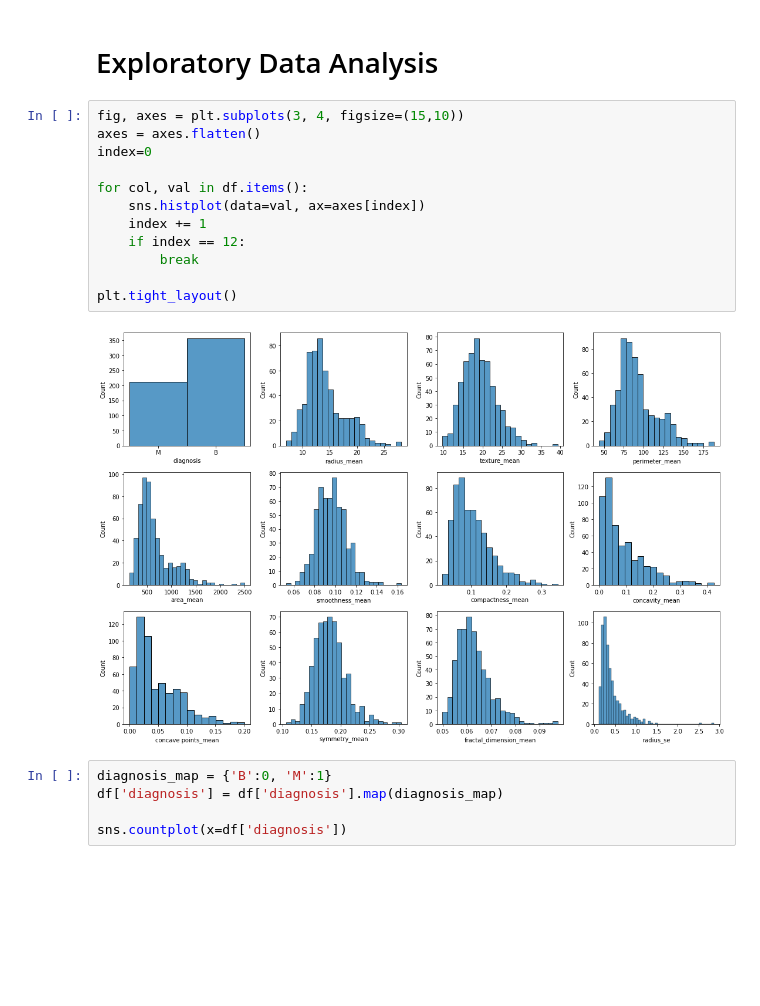
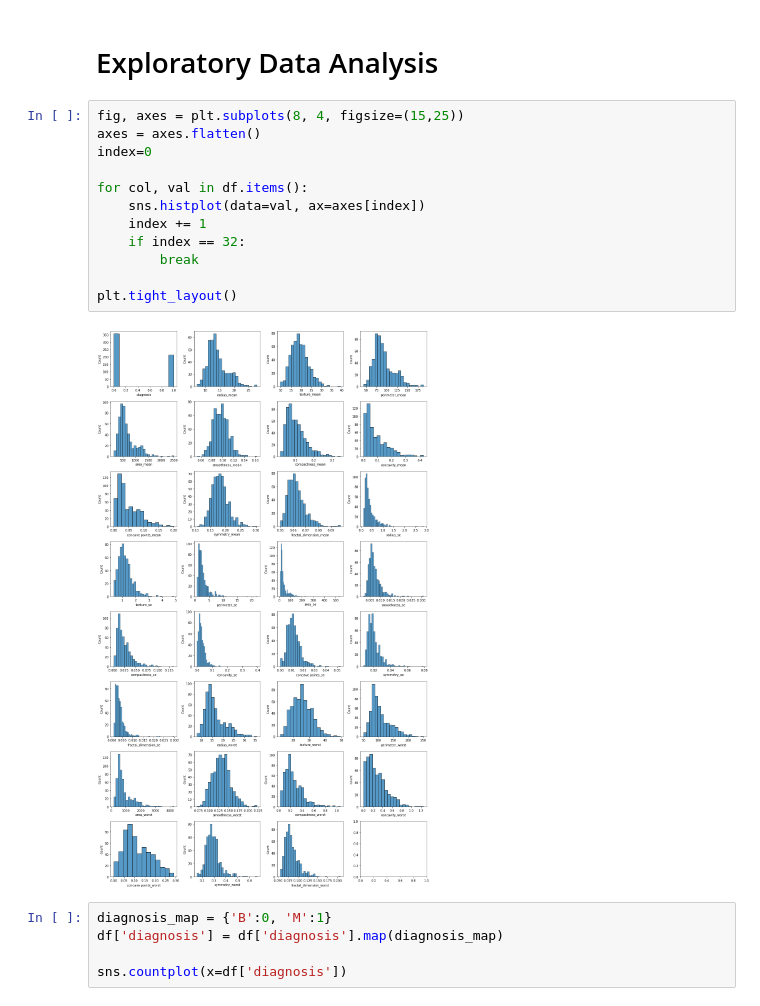
Before and after one commit to rahalrsh/supervised-learning, a Jupyter notebook: breast-cancer.ipynb, the cells around one changed output. Cells and saved outputs as stored; diff of their text form; blank space fills up the shorter version.

```diff
--- a/breast-cancer.ipynb
+++ b/breast-cancer.ipynb
@@ -95,19 +95,19 @@ dtype: int64
 # %% [markdown]
 # Exploratory Data Analysis
 # %%
-fig, axes = plt.subplots(3, 4, figsize=(15,10))
+fig, axes = plt.subplots(8, 4, figsize=(15,25))
 axes = axes.flatten()
 index=0
 
 for col, val in df.items():
     sns.histplot(data=val, ax=axes[index])
     index += 1
-    if index == 12:
+    if index == 32:
         break
 
 plt.tight_layout()
 # %% [output]
-[figure, old version]
+[figure, new version]
 # %%
 diagnosis_map = {'B':0, 'M':1}
 df['diagnosis'] = df['diagnosis'].map(diagnosis_map)
```
Also changed, not shown: parts of 34 cells of this notebook, 2 other files.
